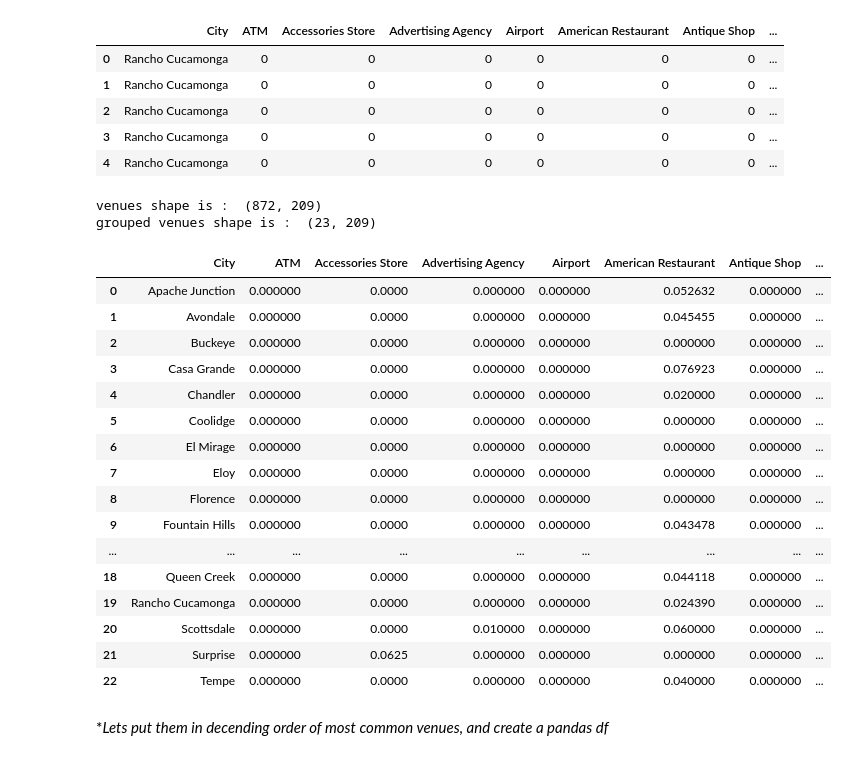
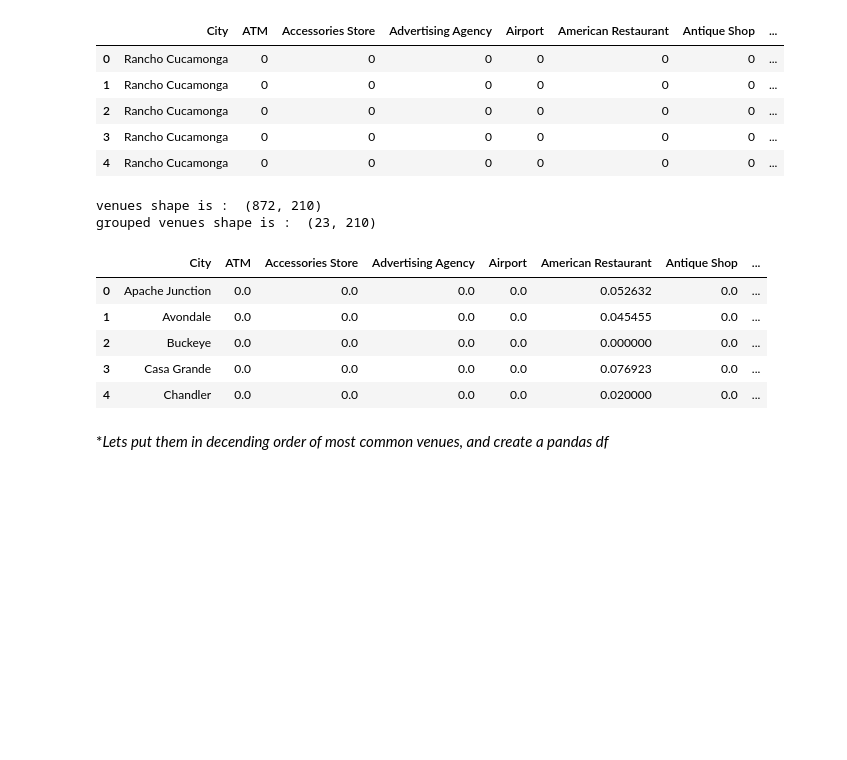
Before and after one commit to KyleStewartPhD/IBMcapstone, a Jupyter notebook: Capstone Project: Battle of the Neighbhorhoods.ipynb, the cells around one changed output. Drawn from its saved outputs; the diff is of its cells as text; code cells hidden in the pictures; blank space fills up the shorter version.

```diff
--- a/Capstone Project: Battle of the Neighbhorhoods.ipynb
+++ b/Capstone Project: Battle of the Neighbhorhoods.ipynb
@@ -443,34 +427,23 @@ city_onehot.head()
 # %%
 print("venues shape is : ", city_onehot.shape)
 
 city_grouped = city_onehot.groupby('City').mean().reset_index()
 print("grouped venues shape is : ", city_grouped.shape)
 
 #add population as data to keep (for city similarity)
 city_grouped = city_grouped.sort_values(by='City')
 cities_sorted = cities.sort_values(by='City').reset_index(drop=True)
 #city_grouped['Population'] = cities_sorted['Population']
-city_grouped
+city_grouped.head()
 # %% [output]
-venues shape is :  (872, 209)
-grouped venues shape is :  (23, 209)
+venues shape is :  (872, 210)
+grouped venues shape is :  (23, 210)
 |  | City | ATM | Accessories Store | Advertising Agency | Airport | American Restaurant | Antique Shop | ... |
-| 0 | Apache Junction | 0.000000 | 0.0000 | 0.000000 | 0.000000 | 0.052632 | 0.000000 | ... |
-| 1 | Avondale | 0.000000 | 0.0000 | 0.000000 | 0.000000 | 0.045455 | 0.000000 | ... |
-| 2 | Buckeye | 0.000000 | 0.0000 | 0.000000 | 0.000000 | 0.000000 | 0.000000 | ... |
-| 3 | Casa Grande | 0.000000 | 0.0000 | 0.000000 | 0.000000 | 0.076923 | 0.000000 | ... |
-| 4 | Chandler | 0.000000 | 0.0000 | 0.000000 | 0.000000 | 0.020000 | 0.000000 | ... |
-| 5 | Coolidge | 0.000000 | 0.0000 | 0.000000 | 0.000000 | 0.000000 | 0.000000 | ... |
-| 6 | El Mirage | 0.000000 | 0.0000 | 0.000000 | 0.000000 | 0.000000 | 0.000000 | ... |
-| 7 | Eloy | 0.000000 | 0.0000 | 0.000000 | 0.000000 | 0.000000 | 0.000000 | ... |
-| 8 | Florence | 0.000000 | 0.0000 | 0.000000 | 0.000000 | 0.000000 | 0.000000 | ... |
-| 9 | Fountain Hills | 0.000000 | 0.0000 | 0.000000 | 0.000000 | 0.043478 | 0.000000 | ... |
-| ... | ... | ... | ... | ... | ... | ... | ... | ... |
-| 18 | Queen Creek | 0.000000 | 0.0000 | 0.000000 | 0.000000 | 0.044118 | 0.000000 | ... |
-| 19 | Rancho Cucamonga | 0.000000 | 0.0000 | 0.000000 | 0.000000 | 0.024390 | 0.000000 | ... |
-| 20 | Scottsdale | 0.000000 | 0.0000 | 0.010000 | 0.000000 | 0.060000 | 0.000000 | ... |
-| 21 | Surprise | 0.000000 | 0.0625 | 0.000000 | 0.000000 | 0.000000 | 0.000000 | ... |
-| 22 | Tempe | 0.000000 | 0.0000 | 0.000000 | 0.000000 | 0.040000 | 0.000000 | ... |
+| 0 | Apache Junction | 0.0 | 0.0 | 0.0 | 0.0 | 0.052632 | 0.0 | ... |
+| 1 | Avondale | 0.0 | 0.0 | 0.0 | 0.0 | 0.045455 | 0.0 | ... |
+| 2 | Buckeye | 0.0 | 0.0 | 0.0 | 0.0 | 0.000000 | 0.0 | ... |
+| 3 | Casa Grande | 0.0 | 0.0 | 0.0 | 0.0 | 0.076923 | 0.0 | ... |
+| 4 | Chandler | 0.0 | 0.0 | 0.0 | 0.0 | 0.020000 | 0.0 | ... |
 # %% [markdown]
 **Lets put them in decending order of most common venues, and create a pandas df*
 # %%
```
Also changed, not shown: parts of 14 cells of this notebook.
